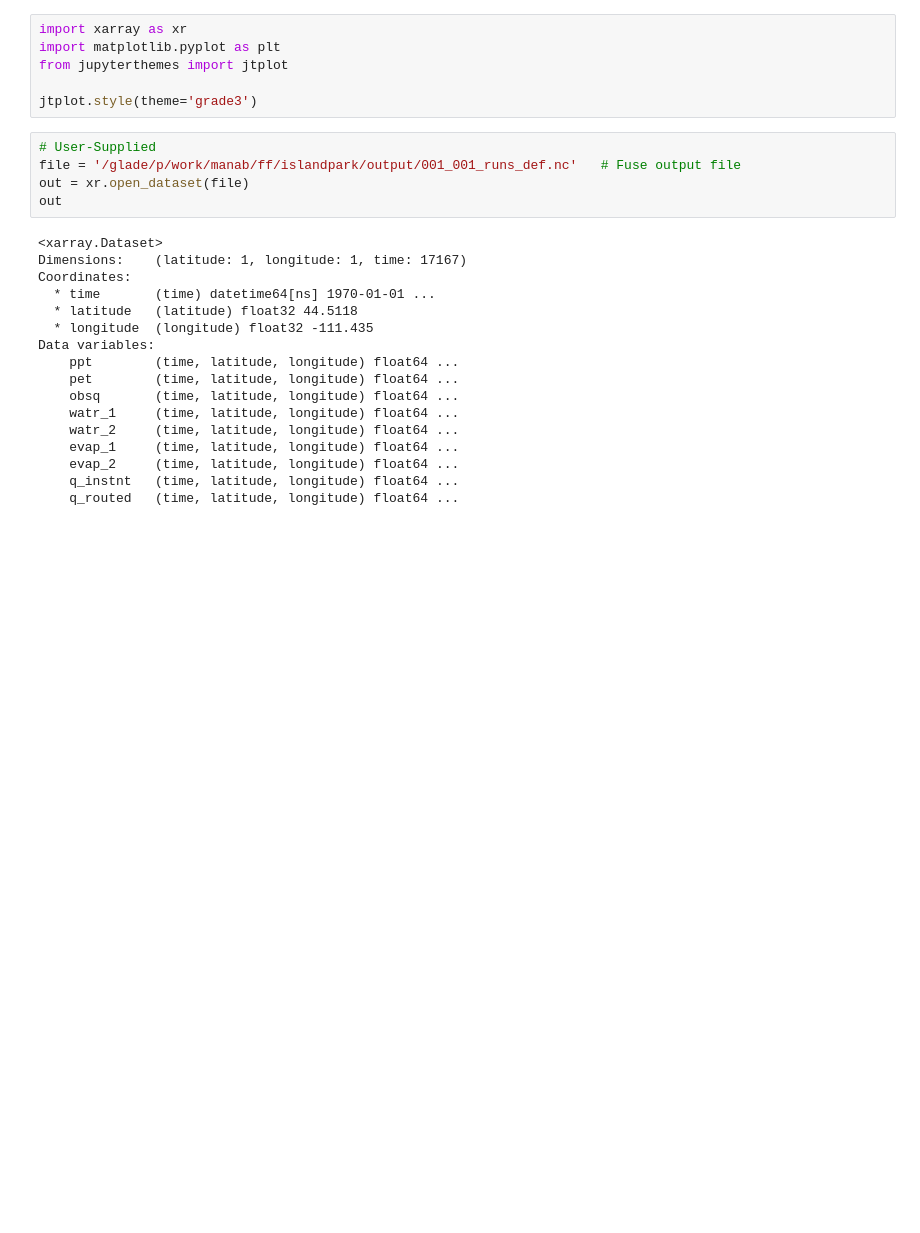
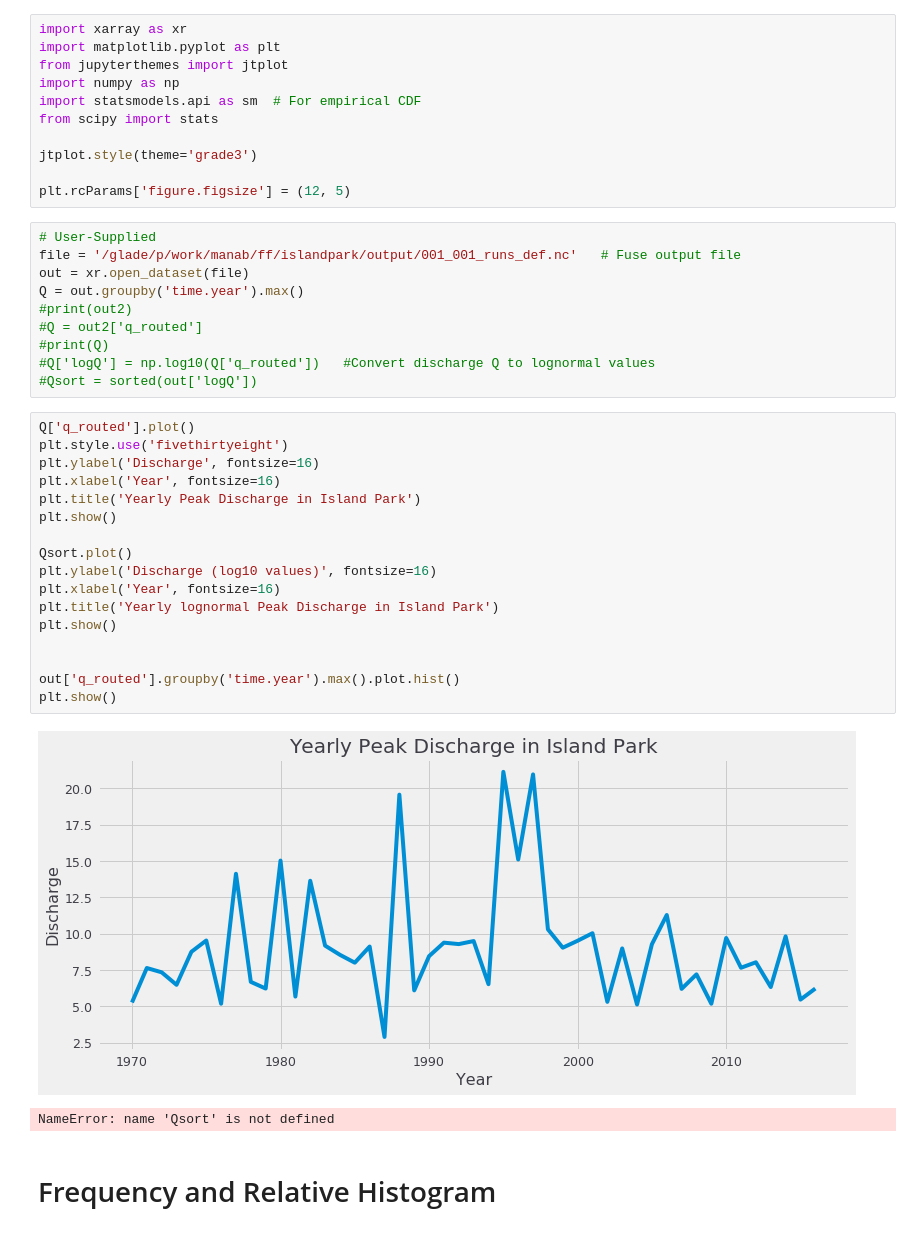
Before and after one commit to msaharia/aasi, a Jupyter notebook: floodfreq.ipynb, the cells around one changed output. Cells and saved outputs as stored; diff of their text form; blank space fills up the shorter version.

Commit message:
Flood frequency analysis

```diff
--- a/floodfreq.ipynb
+++ b/floodfreq.ipynb
@@ -2,27 +2,42 @@
 import xarray as xr
 import matplotlib.pyplot as plt
 from jupyterthemes import jtplot
+import numpy as np
+import statsmodels.api as sm  # For empirical CDF
+from scipy import stats
 
 jtplot.style(theme='grade3')
+
+plt.rcParams['figure.figsize'] = (12, 5)
 # %%
 # User-Supplied
 file = '/glade/p/work/manab/ff/islandpark/output/001_001_runs_def.nc'   # Fuse output file
 out = xr.open_dataset(file)
-out
+Q = out.groupby('time.year').max()
+#print(out2)
+#Q = out2['q_routed']
+#print(Q)
+#Q['logQ'] = np.log10(Q['q_routed'])   #Convert discharge Q to lognormal values
+#Qsort = sorted(out['logQ'])
-# %% [output]
-<xarray.Dataset>
-Dimensions:    (latitude: 1, longitude: 1, time: 17167)
-Coordinates:
-  * time       (time) datetime64[ns] 1970-01-01 ...
-  * latitude   (latitude) float32 44.5118
-  * longitude  (longitude) float32 -111.435
-Data variables:
-    ppt        (time, latitude, longitude) float64 ...
-    pet        (time, latitude, longitude) float64 ...
-    obsq       (time, latitude, longitude) float64 ...
-    watr_1     (time, latitude, longitude) float64 ...
-    watr_2     (time, latitude, longitude) float64 ...
-    evap_1     (time, latitude, longitude) float64 ...
-    evap_2     (time, latitude, longitude) float64 ...
-    q_instnt   (time, latitude, longitude) float64 ...
-    q_routed   (time, latitude, longitude) float64 ...
+# %%
+Q['q_routed'].plot()
+plt.style.use('fivethirtyeight')
+plt.ylabel('Discharge', fontsize=16)
+plt.xlabel('Year', fontsize=16)
+plt.title('Yearly Peak Discharge in Island Park')
+plt.show()
+
+Qsort.plot()
+plt.ylabel('Discharge (log10 values)', fontsize=16)
+plt.xlabel('Year', fontsize=16)
+plt.title('Yearly lognormal Peak Discharge in Island Park')
+plt.show()
+
+
+out['q_routed'].groupby('time.year').max().plot.hist()
+plt.show()
+# %% [output]
+[figure, added]
+NameError: name 'Qsort' is not defined
+# %% [markdown]
+# Frequency and Relative Histogram
```
Also changed, not shown: parts of 9 cells of this notebook.
